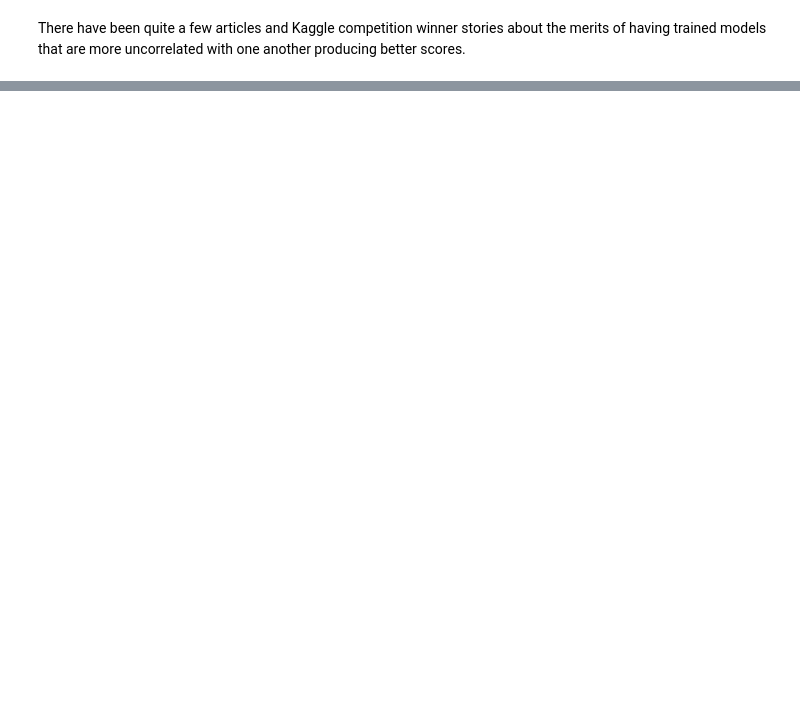
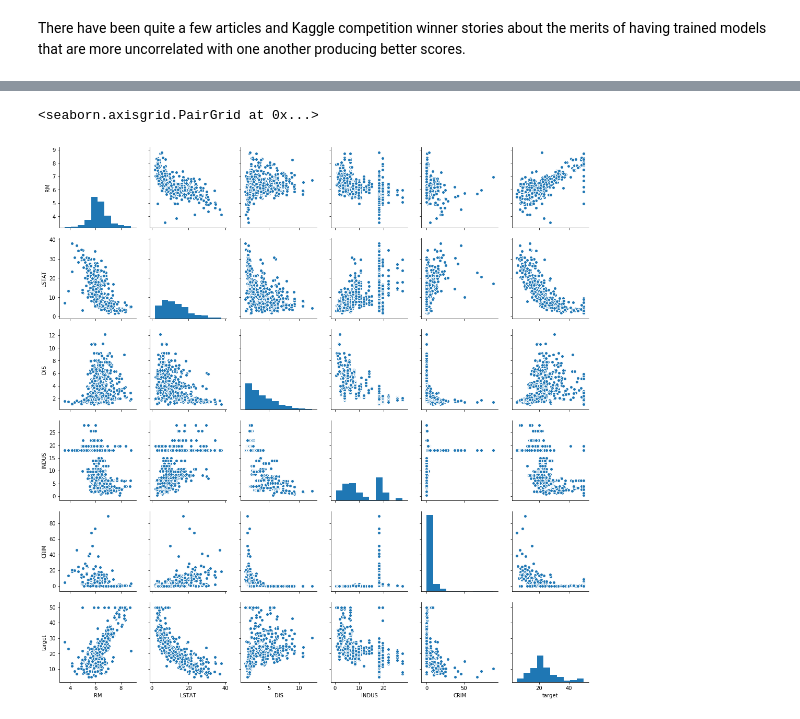
Before and after one commit to mcminnra/notebooks, a Jupyter notebook: data_analysis/boston.ipynb, the cells around one changed output, grey strips where cells are left out. Saved outputs shown, nothing was run; the diff lists cells and outputs as text; code cells hidden in the pictures; blank space fills up the shorter version.

```diff
--- a/data_analysis/boston.ipynb
+++ b/data_analysis/boston.ipynb
@@ -393,0 +577,7 @@ plt.show()
+# %%
+# Let's do a little inference in important features from Gradient Boosting
+
+sns.pairplot(df[['RM', 'LSTAT', 'DIS', 'INDUS', 'CRIM', 'target']])
+# %% [output]
+<seaborn.axisgrid.PairGrid at 0x...>
+[figure, added]
```
Also changed, not shown: parts of 29 cells of this notebook.
